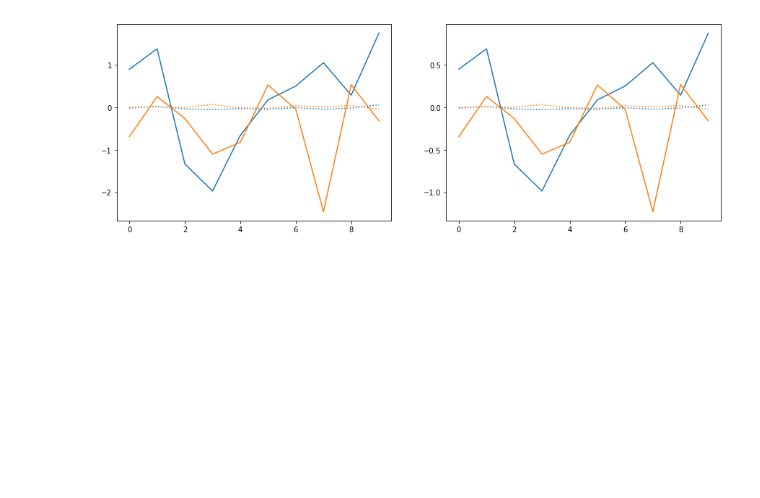
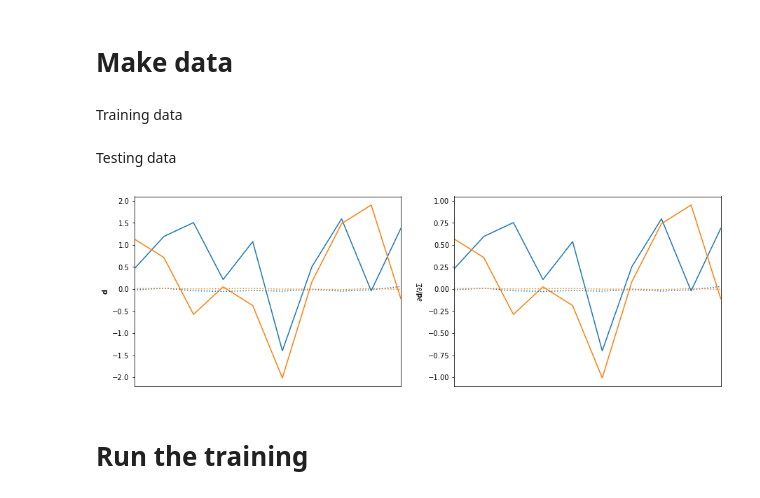
Before and after one commit to tomcharnock/IMNN, a Jupyter notebook: IMNN_TF2.ipynb, the cells around one changed output. Cells and saved outputs as stored; diff of their text form; code cells hidden in the pictures; blank space fills up the shorter version.

```diff
--- a/IMNN_TF2.ipynb
+++ b/IMNN_TF2.ipynb
@@ -100,6 +142,10 @@ def test_step(d, dddt=None, m=None, dmdt=None, dp=None, dm=None, dt=None):
     x, dmfdt, Cf = summarise(d, dddt=dddt, m=m, dmdt=dmdt, dp=dp, dm=dm, dt=dt)
     F = Fisher(dmfdt, Cf)
     F_validation_arr(tf.linalg.det(F))
+# %% [markdown]
+# Make data
+# %% [markdown]
+Training data
 # %%
 seed = 0
 
@@ -114,6 +160,8 @@ dt = np.float32(0.1)
 dddt_train = (dp_train - dm_train) / dt
 dmdt_train = np.mean(dddt_train, axis=0)
 np.random.seed()
+# %% [markdown]
+Testing data
 # %%
 seed = 1
 
@@ -130,14 +178,20 @@ np.random.seed()
 # %%
 fig, ax = plt.subplots(1, 2, figsize=(15, 5))
 train_ind = np.random.randint(1000)
 test_ind = np.random.randint(1000)
 ax[0].plot(d_train[train_ind], color="C0")
 ax[0].plot(d_test[test_ind], color="C1")
 ax[0].plot(m_train, color="C0", linestyle=":")
 ax[0].plot(m_test, color="C1", linestyle=":")
+ax[0].set_ylabel("${\\bf d}$")
+ax[0].set_xticks([])
+ax[0].set_xlim((0, 9))
 ax[1].plot(dddt_train[train_ind, 0], color="C0")
 ax[1].plot(dddt_test[test_ind, 0], color="C1")
 ax[1].plot(dmdt_train[0], color="C0", linestyle=":")
-ax[1].plot(dmdt_test[0], color="C1", linestyle=":");
+ax[1].plot(dmdt_test[0], color="C1", linestyle=":")
+ax[1].set_ylabel("$\partial{\\bf d}/\partial\\Sigma$")
+ax[1].set_xticks([])
+ax[1].set_xlim((0, 9));
 # %% [output]
-[figure, old version]
+[figure, new version]
@@ -147,3 +198,5 @@ lam = np.float32(2.)
+# %% [markdown]
+# Run the training
 # %%
 bar = tqdm.tqdm(range(num_updates), desc="Updates")
 for update in bar:
```
Also changed, not shown: parts of 21 cells of this notebook.
